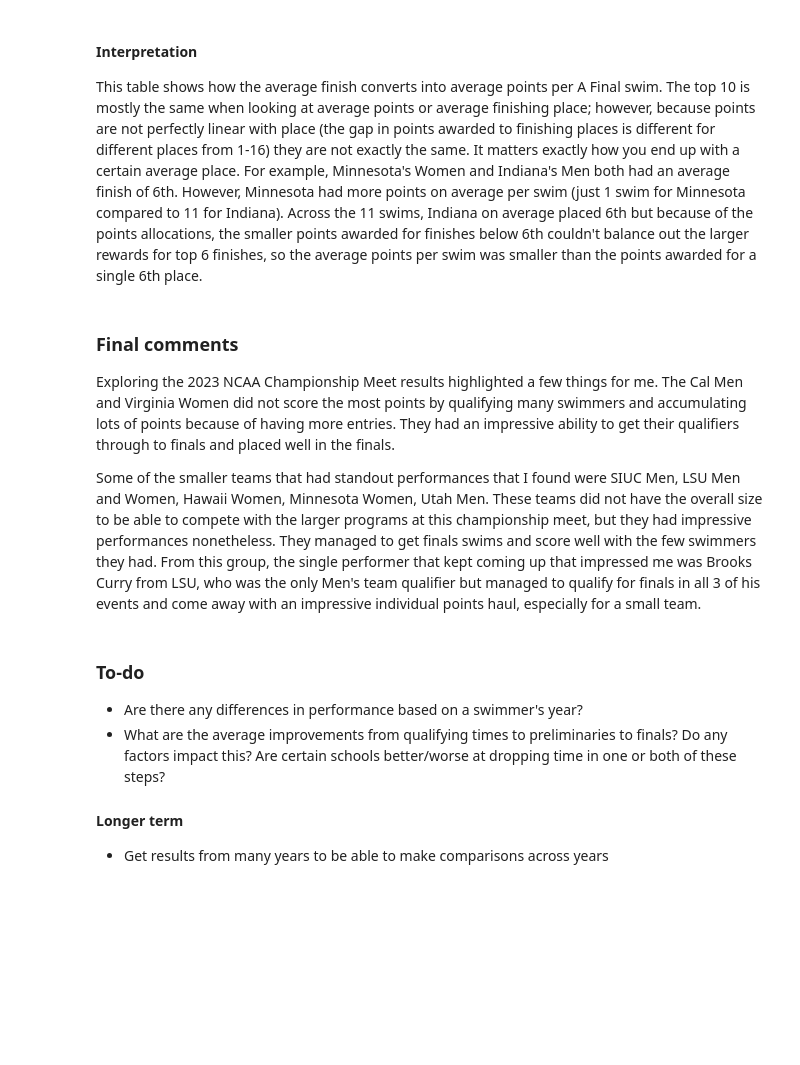
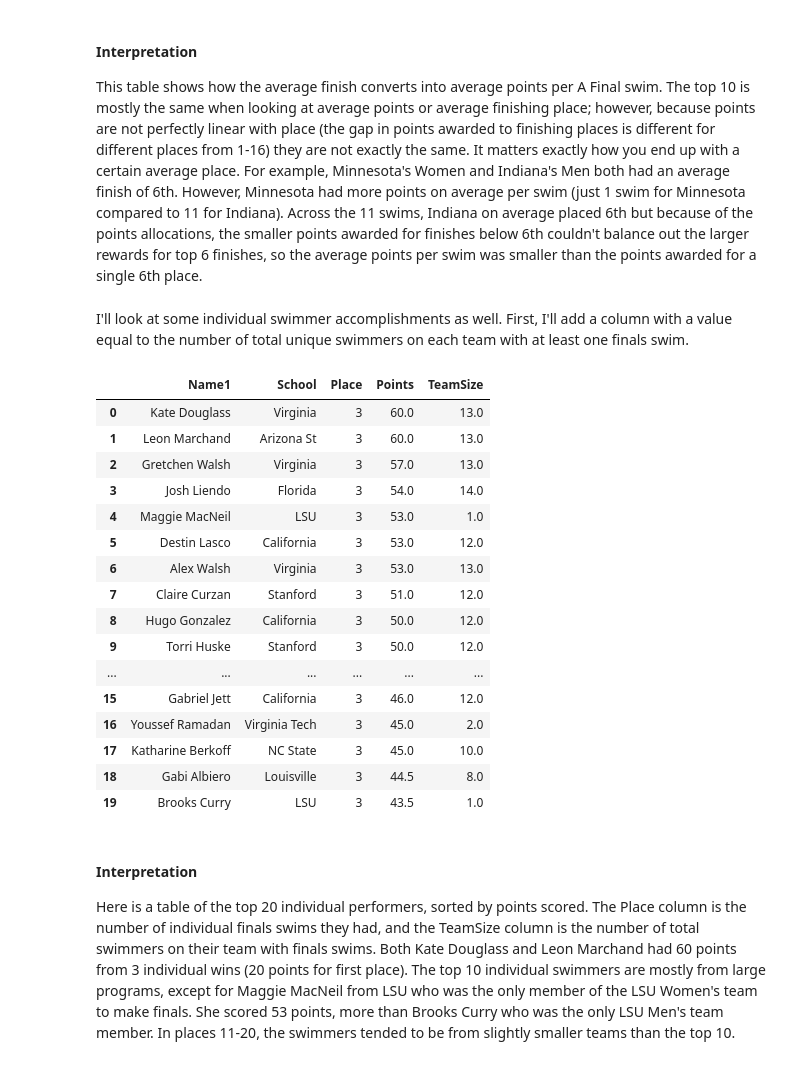
Before and after one commit to sheplock/SwimmingResults, a Jupyter notebook: analyze_NCAA2023.ipynb, the cells around one changed output. Drawn from its saved outputs; the diff is of its cells as text; code cells hidden in the pictures; blank space fills up the shorter version.

Commit message:
add an individual performer table

```diff
--- a/analyze_NCAA2023.ipynb
+++ b/analyze_NCAA2023.ipynb
@@ -602,18 +602,32 @@ ATable.groupby(['School','Division']).agg({
 #### Interpretation
 
 This table shows how the average finish converts into average points per A Final swim. The top 10 is mostly the same when looking at average points or average finishing place; however, because points are not perfectly linear with place (the gap in points awarded to finishing places is different for different places from 1-16) they are not exactly the same. It matters exactly how you end up with a certain average place. For example, Minnesota's Women and Indiana's Men both had an average finish of 6th. However, Minnesota had more points on average per swim (just 1 swim for Minnesota compared to 11 for Indiana). Across the 11 swims, Indiana on average placed 6th but because of the points allocations, the smaller points awarded for finishes below 6th couldn't balance out the larger rewards for top 6 finishes, so the average points per swim was smaller than the points awarded for a single 6th place.
-# %% [markdown]
-### Final comments
-
-Exploring the 2023 NCAA Championship Meet results highlighted a few things for me. The Cal Men and Virginia Women did not score the most points by qualifying many swimmers and accumulating lots of points because of having more entries. They had an impressive ability to get their qualifiers through to finals and placed well in the finals.
-
-Some of the smaller teams that had standout performances that I found were SIUC Men, LSU Men and Women, Hawaii Women, Minnesota Women, Utah Men. These teams did not have the overall size to be able to compete with the larger programs at this championship meet, but they had impressive performances nonetheless. They managed to get finals swims and score well with the few swimmers they had. From this group, the single performer that kept coming up that impressed me was Brooks Curry from LSU, who was the only Men's team qualifier but managed to qualify for finals in all 3 of his events and come away with an impressive individual points haul, especially for a small team.
-# %% [markdown]
-### To-do
-
-- Are there any differences in performance based on a swimmer's year?
-- What are the average improvements from qualifying times to preliminaries to finals? Do any factors impact this? Are certain schools better/worse at dropping time in one or both of these steps?
-
-#### Longer term
-
-- Get results from many years to be able to make comparisons across years
+# %% [markdown]
+I'll look at some individual swimmer accomplishments as well. First, I'll add a column with a value equal to the number of total unique swimmers on each team with at least one finals swim.
+# %%
+ATable['TeamSize'] = ATable.groupby(['School','Division']).Name1.transform('nunique')
+ATable.groupby(['Name1','School']).agg({
+    'Place':'count','Points':'sum','TeamSize':'mean'
+}).sort_values(by=['Points','TeamSize'], ascending=[False,True]).reset_index().head(20)
+# %% [output]
+|  | Name1 | School | Place | Points | TeamSize |
+| 0 | Kate Douglass | Virginia | 3 | 60.0 | 13.0 |
+| 1 | Leon Marchand | Arizona St | 3 | 60.0 | 13.0 |
+| 2 | Gretchen Walsh | Virginia | 3 | 57.0 | 13.0 |
+| 3 | Josh Liendo | Florida | 3 | 54.0 | 14.0 |
+| 4 | Maggie MacNeil | LSU | 3 | 53.0 | 1.0 |
+| 5 | Destin Lasco | California | 3 | 53.0 | 12.0 |
+| 6 | Alex Walsh | Virginia | 3 | 53.0 | 13.0 |
+| 7 | Claire Curzan | Stanford | 3 | 51.0 | 12.0 |
+| 8 | Hugo Gonzalez | California | 3 | 50.0 | 12.0 |
+| 9 | Torri Huske | Stanford | 3 | 50.0 | 12.0 |
+| ... | ... | ... | ... | ... | ... |
+| 15 | Gabriel Jett | California | 3 | 46.0 | 12.0 |
+| 16 | Youssef Ramadan | Virginia Tech | 3 | 45.0 | 2.0 |
+| 17 | Katharine Berkoff | NC State | 3 | 45.0 | 10.0 |
+| 18 | Gabi Albiero | Louisville | 3 | 44.5 | 8.0 |
+| 19 | Brooks Curry | LSU | 3 | 43.5 | 1.0 |
+# %% [markdown]
+#### Interpretation
+
+Here is a table of the top 20 individual performers, sorted by points scored. The Place column is the number of individual finals swims they had, and the TeamSize column is the number of total swimmers on their team with finals swims. Both Kate Douglass and Leon Marchand had 60 points from 3 individual wins (20 points for first place). The top 10 individual swimmers are mostly from large programs, except for Maggie MacNeil from LSU who was the only member of the LSU Women's team to make finals. She scored 53 points, more than Brooks Curry who was the only LSU Men's team member. In places 11-20, the swimmers tended to be from slightly smaller teams than the top 10.
```
Also changed, not shown: parts of 6 cells of this notebook.
